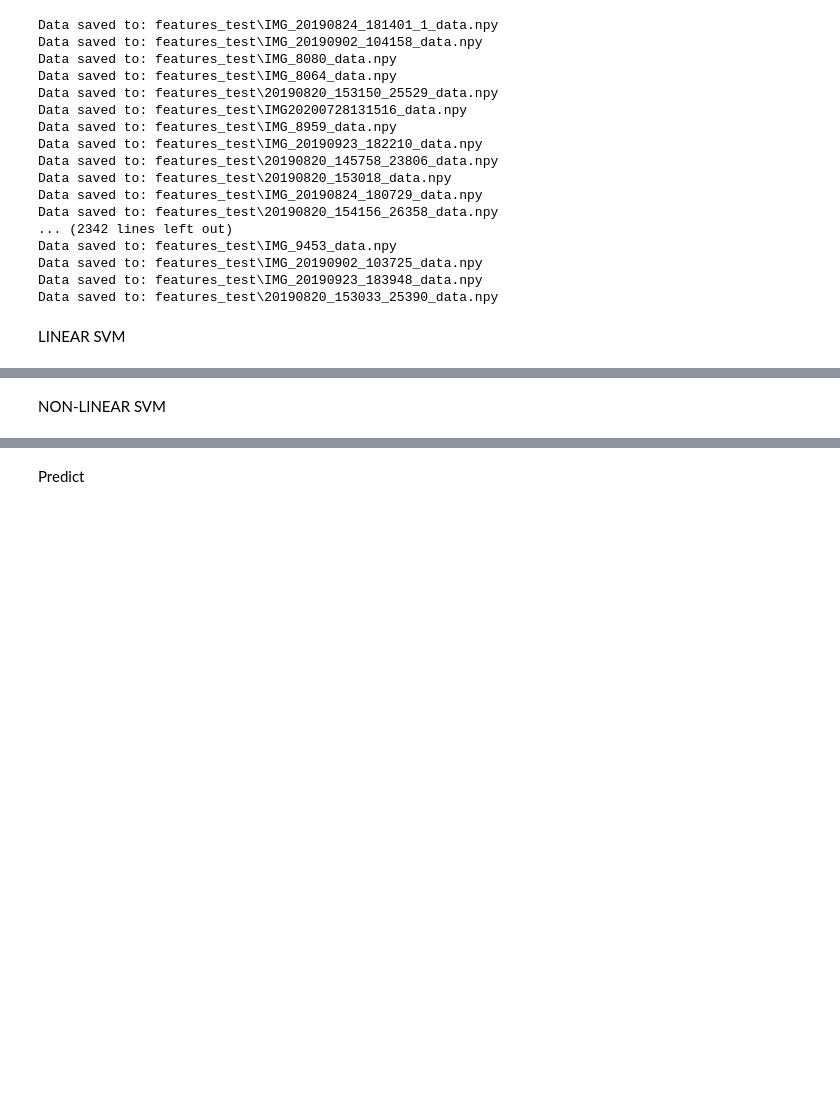
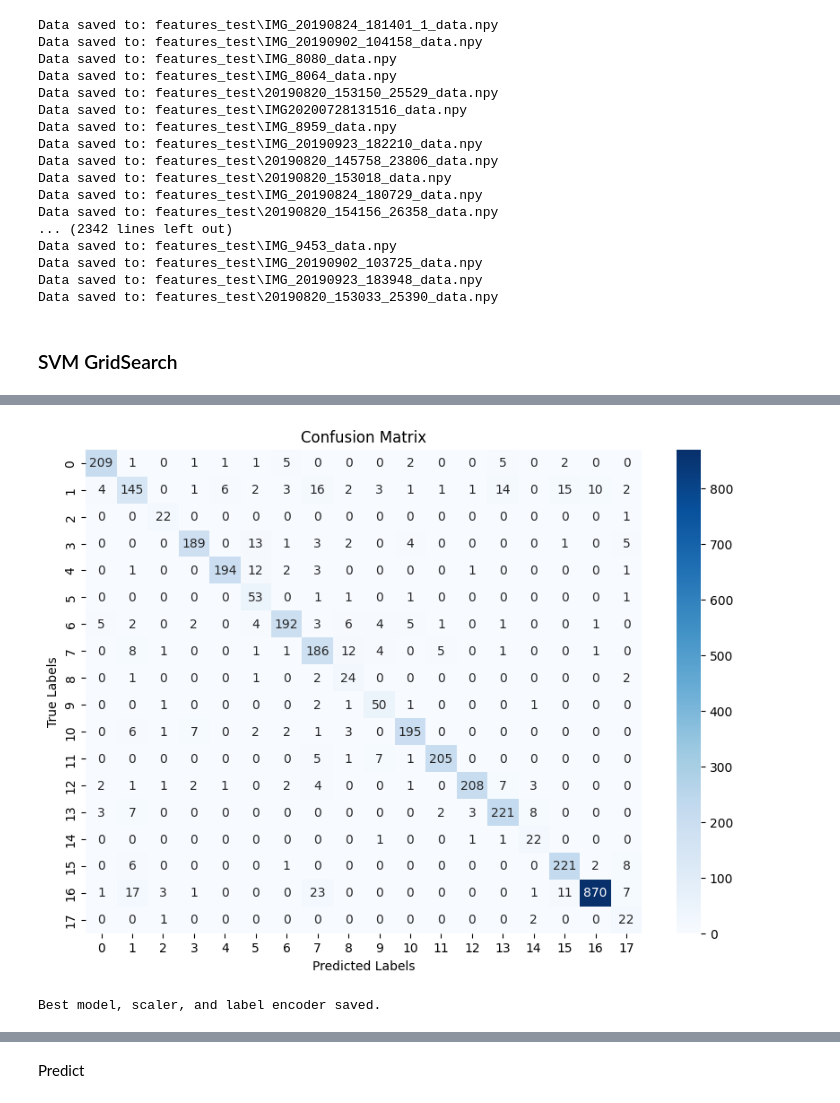
Before and after one commit to spygeorgoulas/fruit-quality, a Jupyter notebook: code.ipynb, the cells around one changed output, grey strips where cells are left out. Drawn from its saved outputs; the diff is of its cells as text; code cells hidden in the pictures; blank space fills up the shorter version.

```diff
--- a/code.ipynb
+++ b/code.ipynb
@@ -206,7 +235,6 @@ def augment(df, output_path, resize_shape):
 
         augment_count = max_count - len(group)
         print(f"{label} length: {len(group)}")
-        augmentation_per_image = len(transformations)
 
         while augment_count > 0:
             for _, row in group.iterrows():
@@ -506,17 +492,21 @@ Data saved to: features_test\IMG_9453_data.npy
 Data saved to: features_test\IMG_20190902_103725_data.npy
 Data saved to: features_test\IMG_20190923_183948_data.npy
 Data saved to: features_test\20190820_153033_25390_data.npy
-# %% [markdown]
-LINEAR SVM
+# %% [markdown]
+### SVM GridSearch
 # %%
 from sklearn.preprocessing import StandardScaler, LabelEncoder
+from sklearn import svm
+from sklearn.model_selection import GridSearchCV
+from joblib import dump
+from sklearn.metrics import classification_report, accuracy_score, precision_score, recall_score, f1_score
+from sklearn.metrics import roc_curve, auc, roc_auc_score, confusion_matrix
 import numpy as np
 import os
 from pathlib import Path
-from sklearn import svm
-from sklearn.model_selection import train_test_split
-from joblib import dump
-from sklearn.model_selection import GridSearchCV
+import seaborn as sns
+import matplotlib.pyplot as plt
+
 def load_data(directory):
     features = []
     labels = []
@@ -534,38 +524,55 @@ test_data_dir = 'features_test_all'
 X_train, y_train = load_data(train_data_dir)
 X_test, y_test = load_data(test_data_dir)
 
-# Encode labels
 label_encoder = LabelEncoder()
 y_train = label_encoder.fit_transform(y_train)
 y_test = label_encoder.transform(y_test)
 
-# Normalize features
 scaler = StandardScaler()
 X_train = scaler.fit_transform(X_train)
 X_test = scaler.transform(X_test)
 
-
-# Define parameter grid for hyperparameter tuning
+# Expanded Hyperparameter tuning and model fitting
 param_grid = {
-    'C': [0.1, 1, 10, 100],  # Example range, adjust based on your needs
+    'C': [0.1, 0.5, 1, 10],
+    'kernel': ['linear', 'rbf', 'poly', 'sigmoid'],
+    'gamma': ['scale', 'auto', 0.1, 0.01, 0.001, 0.0001],
+    'class_weight': [None, 'balanced']
 }
-
-# Create a GridSearchCV object
-grid_search = GridSearchCV(svm.SVC(kernel='linear', class_weight='balanced'), param_grid, cv=5)
+grid_search = GridSearchCV(svm.SVC(probability=True), param_grid, scoring='f1_macro', cv=5, n_jobs=4, verbose=3)
 grid_search.fit(X_train, y_train)
 
-# Get the best estimator
+
+# Get the best estimator and hyperparameters
 best_clf = grid_search.best_estimator_
+best_hyperparameters = grid_search.best_params_
 
-# Evaluate the model using additional metrics
-from sklearn.metrics import classification_report
+# Print the best hyperparameters
+print("Best hyperparameters:", best_hyperparameters)
 
+# Predictions and metrics
 y_pred = best_clf.predict(X_test)
+accuracy = accuracy_score(y_test, y_pred)
+precision = precision_score(y_test, y_pred, average='weighted')
+recall = recall_score(y_test, y_pred, average='weighted')
+f1 = f1_score(y_test, y_pred, average='weighted')
+print(f"Accuracy: {accuracy:.2f}\nPrecision (Weighted): {precision:.2f}\nRecall (Weighted): {recall:.2f}\nF1 Score (Weighted): {f1:.2f}")
+
+# Classification report
 print(classification_report(y_test, y_pred))
 
-# Save the best model and the scaler
-dump(best_clf, 'svm_model_best_2.pkl')
-dump(scaler, 'scaler_best_2.pkl')
-dump(label_encoder, 'label_encoder_best_2.pkl')
+# Confusion Matrix Plot
+conf_mat = confusion_matrix(y_test, y_pred)
+plt.figure(figsize=(10, 7))
+sns.heatmap(conf_mat, annot=True, fmt='d', cmap='Blues')
+plt.title('Confusion Matrix')
+plt.xlabel('Predicted Labels')
+plt.ylabel('True Labels')
+plt.show()
+
+# Save the best model, scaler, and label encoder
+dump(best_clf, 'svm_model_vicky.pkl')
+dump(scaler, 'scaler_vicky.pkl')
+dump(label_encoder, 'label_encoder_vicky.pkl')
 print("Best model, scaler, and label encoder saved.")
 # %% [output]
@@ -589,2 +596,2 @@ Best model, scaler, and label encoder saved.
+[figure, added]
+Best model, scaler, and label encoder saved.
-# %% [markdown]
-NON-LINEAR SVM
```
Also changed, not shown: parts of 32 cells of this notebook.
